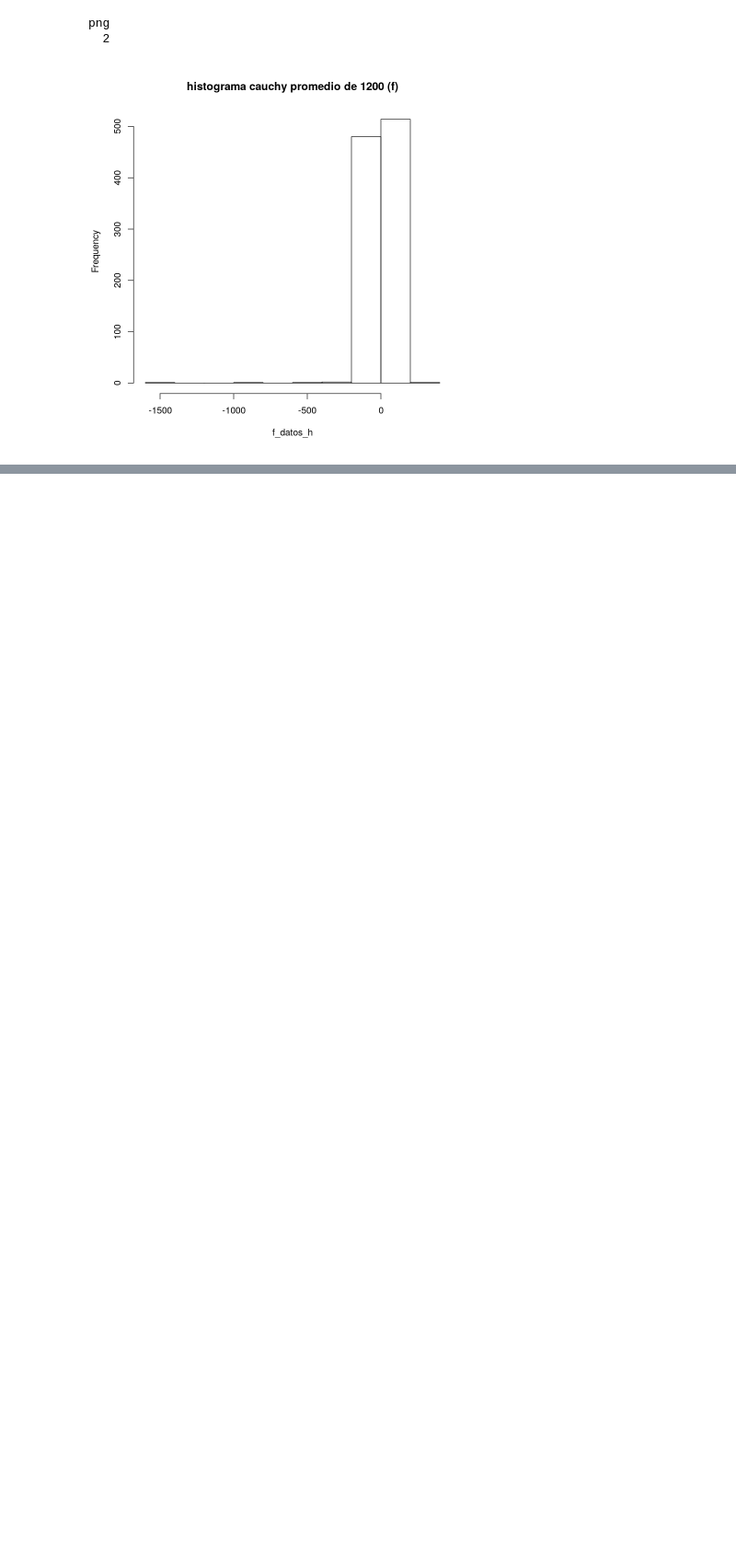
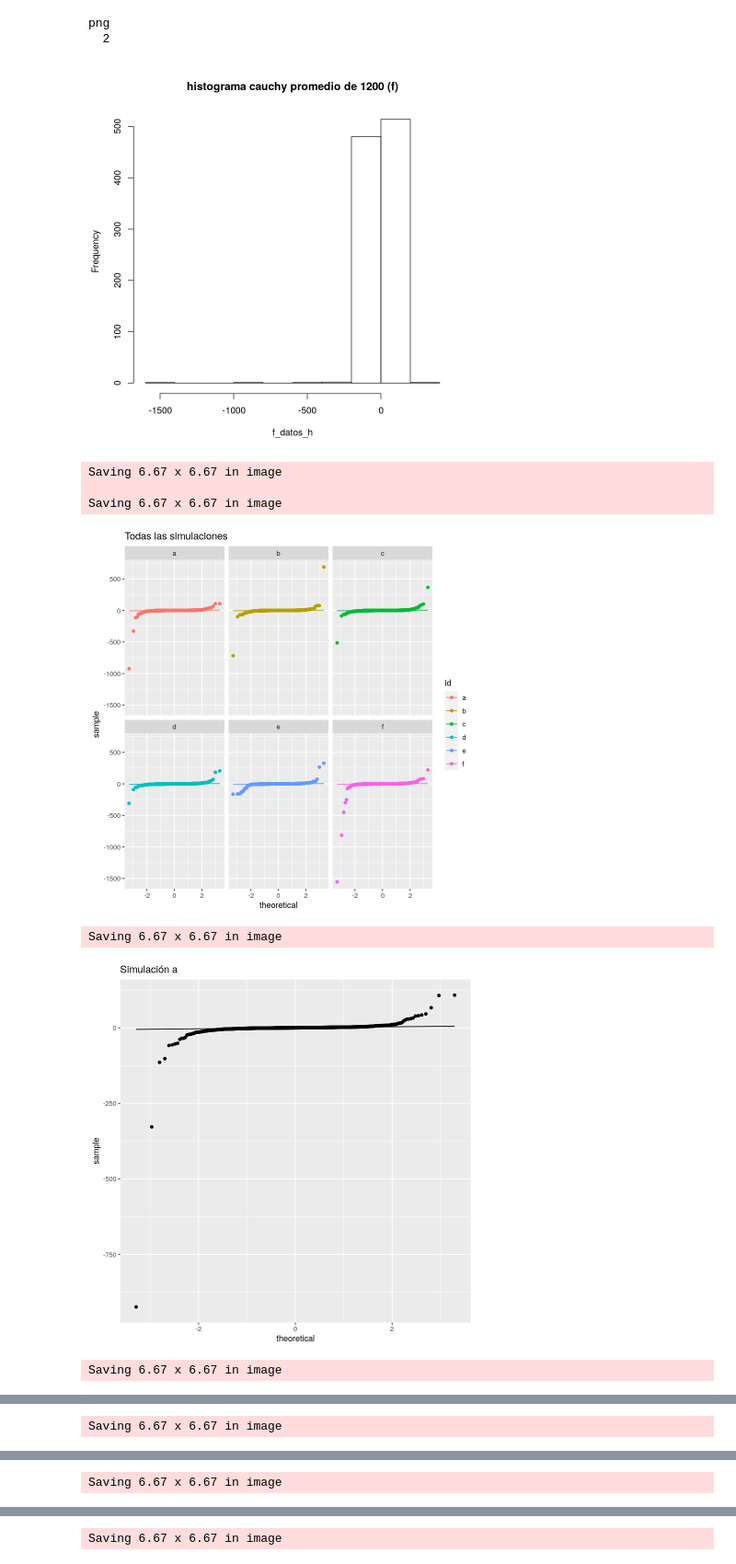
Before and after one commit to fzanollo/proba, a Jupyter notebook: tp/TP.ipynb, the cells around one changed output, grey strips where cells are left out. Shown at 92% size. Drawn from its saved outputs; the diff is of its cells as text; code cells hidden in the pictures; blank space fills up the shorter version.

Commit message:
qqplot cauchy

```diff
--- a/tp/TP.ipynb
+++ b/tp/TP.ipynb
@@ -327,3 +327,22 @@ png
 png
   2
 [figure]
+# %%
+p <- ggplot(dat_h, aes(sample=valores, color=id))
+p + stat_qq() + stat_qq_line()  + facet_wrap(~ id) + ggtitle("Todas las simulaciones")
+ggsave("imagenes/ej_h_qqplot_todas", device = "png")
+
+for (ej in unique(dat_h$id)) {
+    print(ggplot(dat_h[dat_h$id==ej,], aes(sample=valores)) +
+          stat_qq() + stat_qq_line() +
+          ggtitle(sprintf("Simulación %s", ej)))
+    ggsave(sprintf("imagenes/ej_h_qqplot_%s", ej), device = "png")
+}
+# %% [output]
+Saving 6.67 x 6.67 in image
+
+Saving 6.67 x 6.67 in image
+[figure, added]
+Saving 6.67 x 6.67 in image
+[figure, added]
+Saving 6.67 x 6.67 in image
@@ -329,0 +350 @@ png
+Saving 6.67 x 6.67 in image
@@ -329,0 +352 @@ png
+Saving 6.67 x 6.67 in image
@@ -329,0 +354 @@ png
+Saving 6.67 x 6.67 in image
```
Also changed, not shown: parts of 2 cells of this notebook, 8 other files.
